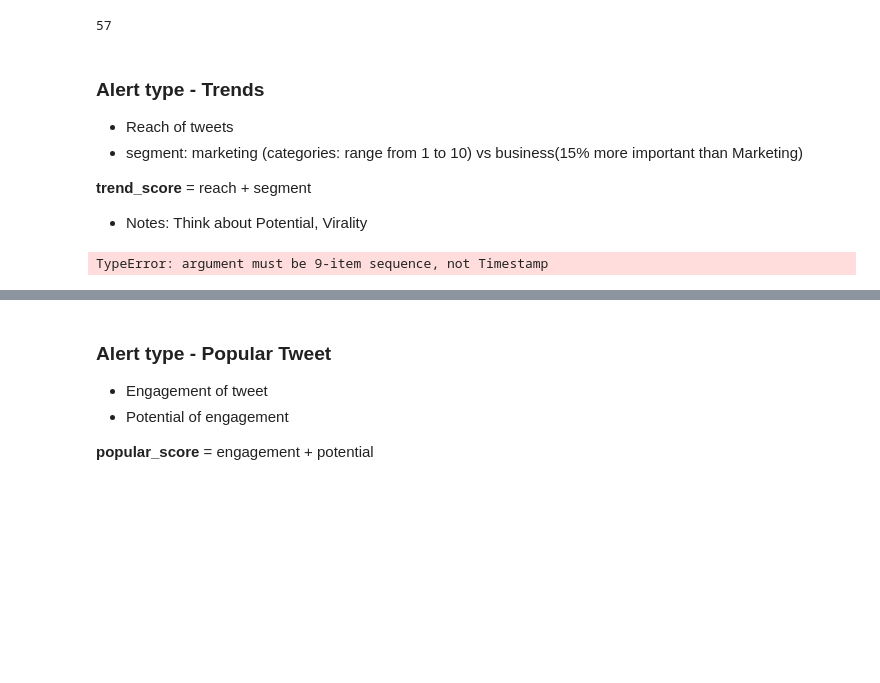
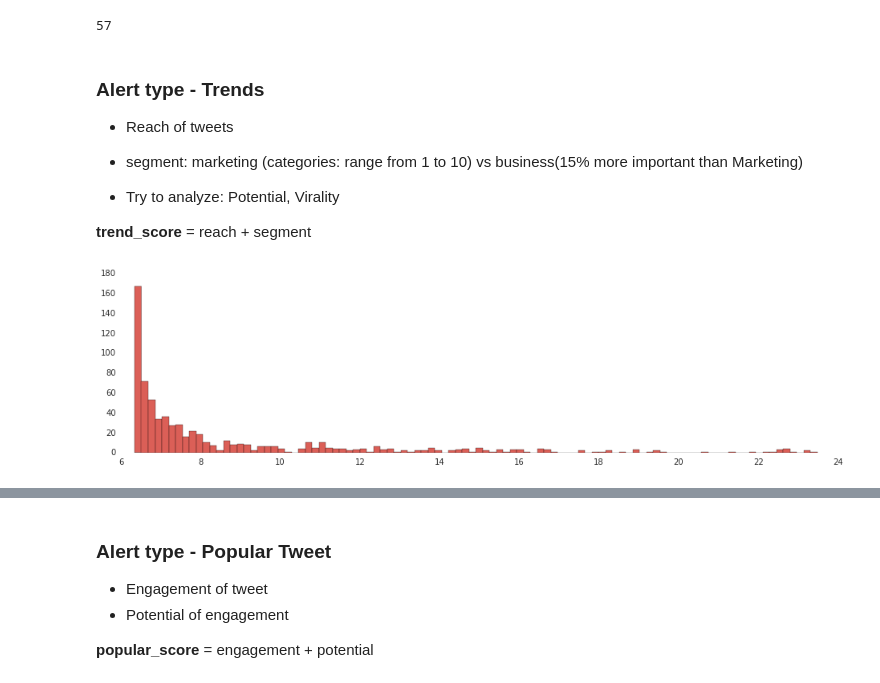
Before and after one commit to encorealerts/ipython-experiments, a Jupyter notebook: adornes/python_analysis_score_alerts.ipynb, the cells around one changed output, grey strips where cells are left out. Drawn from its saved outputs; the diff is of its cells as text; code cells hidden in the pictures; blank space fills up the shorter version.

Commit message:
Testing trend histogram for the four top trends

```diff
--- a/adornes/python_analysis_score_alerts.ipynb
+++ b/adornes/python_analysis_score_alerts.ipynb
@@ -310,26 +310,22 @@ generate_influencer_score(activity_id=None, k=50, f=1000000, l=1000000, verb='sh
 * Reach of tweets
 * segment: marketing (categories: range from 1 to 10) vs business(15% more important than Marketing)
 
+* Try to analyze: Potential, Virality
+
 **trend_score** = reach + segment
-
-* Notes: Think about Potential, Virality
 # %%
-url_param = "http://twitter.com/footy_jokes/status/601331607371390976/photo/1"
+def plot_trend_histogram(url_param):
+    time_list = activities_urls[activities_urls["expanded_url"]==url_param]["created_at"].tolist()
 
-time_list = activities_urls[activities_urls["expanded_url"]==url_param]["created_at"].tolist()
+    numeric_time_list = map(lambda t: float(t.hour) + float(t.minute)/60, time_list)
 
-# print time_list
+    plt.hist(numeric_time_list, 100)
+    mpl.rc("figure", figsize=(16, 4))
+    plt.show()
+    # sns.set_palette("hls")
+    # mpl.rc("figure", figsize=(16, 4))
+    # sns.distplot(hour_list);
 
-# time_list = map(lambda s: time.strptime(s, "%Y-%m-%d %H:%M:%S"), time_list)
-
-numeric_time_list = map(lambda t: float(time.strftime("%H", t)) + float(time.strftime("%M", t))/60, time_list)
-hour_list = map(lambda t: int(time.strftime("%H", t)), time_list)
-
-plt.hist(numeric_time_list, 100)
-mpl.rc("figure", figsize=(16, 4))
-plt.show()
-# sns.set_palette("hls")
-# mpl.rc("figure", figsize=(8, 4))
-# sns.distplot(hour_list);
+plot_trend_histogram("http://twitter.com/footy_jokes/status/601331607371390976/photo/1")
 # %% [output]
-TypeError: argument must be 9-item sequence, not Timestamp
+[figure, added]
```
Also changed, not shown: parts of 3 cells of this notebook.
